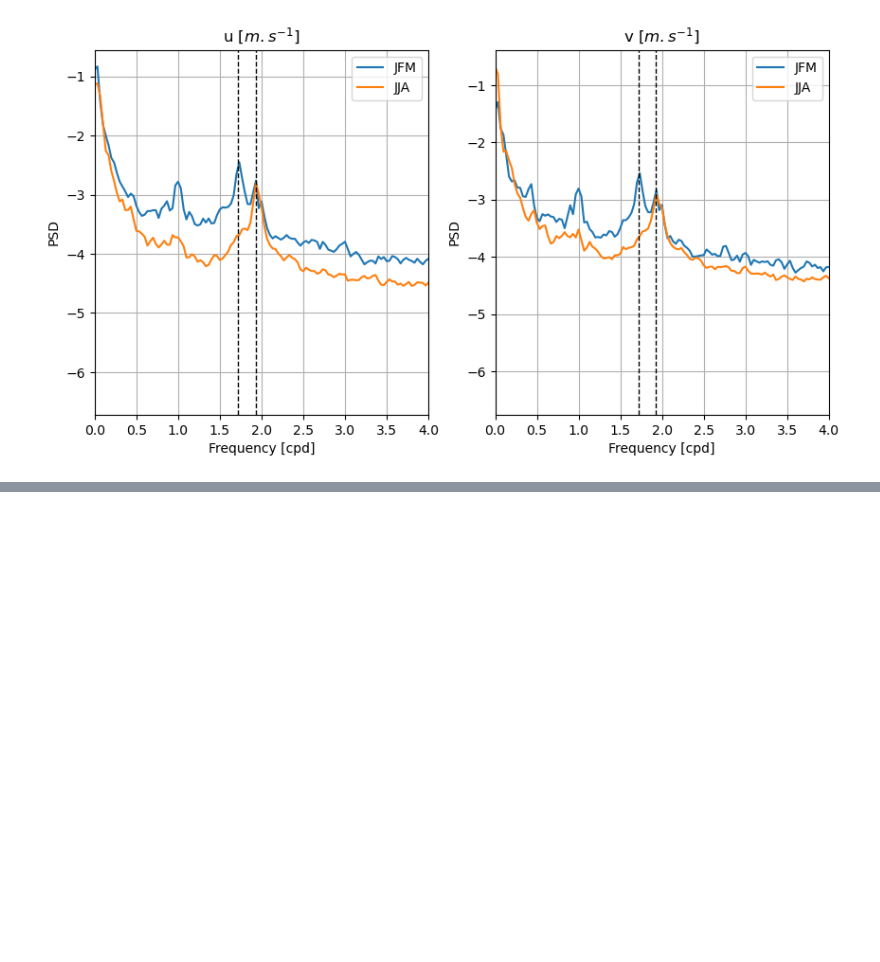
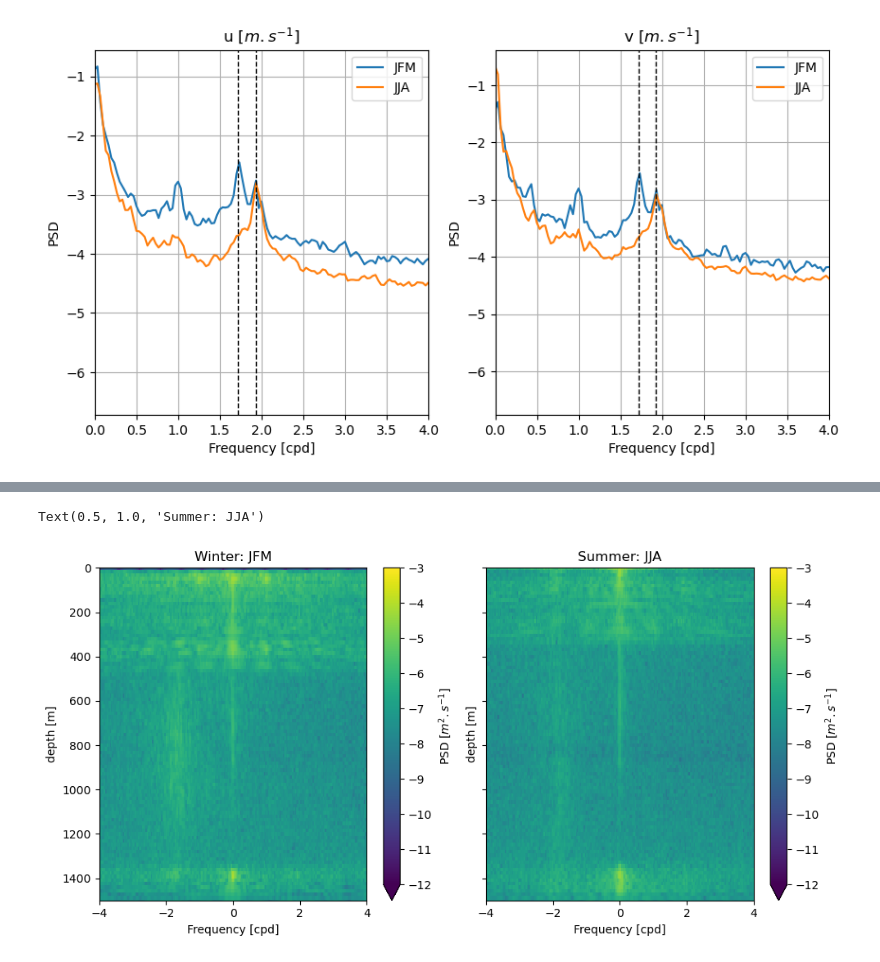
Before and after one commit to zcasparco/NIW, a Jupyter notebook: Data_overview/Rotary_spectra.ipynb, the cells around one changed output, grey strips where cells are left out. Saved outputs shown, nothing was run; the diff lists cells and outputs as text; code cells hidden in the pictures; blank space fills up the shorter version.

```diff
--- a/Data_overview/Rotary_spectra.ipynb
+++ b/Data_overview/Rotary_spectra.ipynb
@@ -227,0 +252,13 @@ for a in ax:
+# %%
+Nb = 30*24*6
+f,E_winter = sp.wrap_spectra(ds_filt.sel(time=slice('2020-01-01','2020-04-01')),'UVz',Nb=Nb)
+f,E_summer = sp.wrap_spectra(ds_filt.sel(time=slice('2020-06-01','2020-09-01')),'UVz',Nb=Nb)
+# %%
+fig,ax = plt.subplots(1,2,figsize=(10,5),sharey=True,tight_layout=True)
+np.log10(E_winter).plot(ax=ax[0],yincrease=False,xlim=(-4,4),ylim=(1500,0),vmax=-3,vmin=-12)
+ax[0].set_title('Winter: JFM')
+np.log10(E_summer).plot(ax=ax[1],yincrease=False,xlim=(-4,4),ylim=(1500,0),vmax=-3,vmin=-12)
+ax[1].set_title('Summer: JJA')
+# %% [output]
+Text(0.5, 1.0, 'Summer: JJA')
+[figure, added]
```
Also changed, not shown: parts of 8 cells of this notebook, 9 other files.
